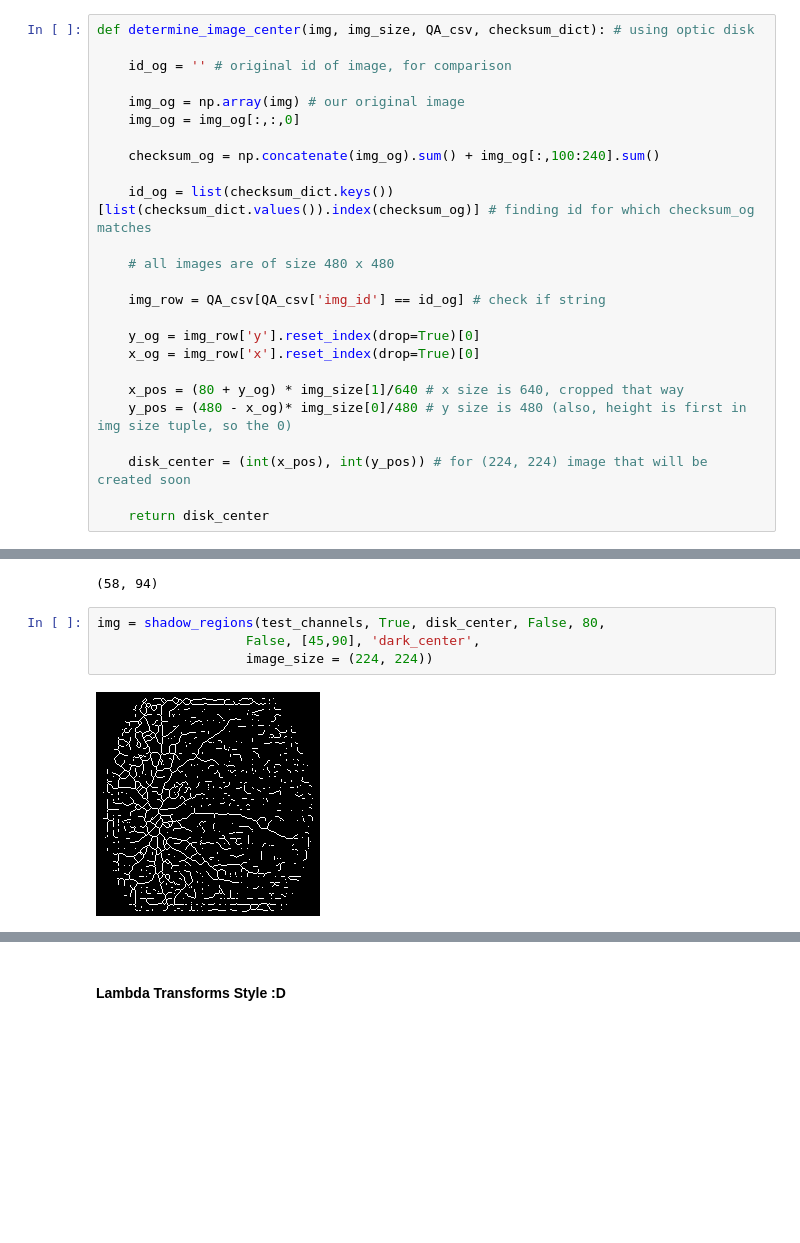
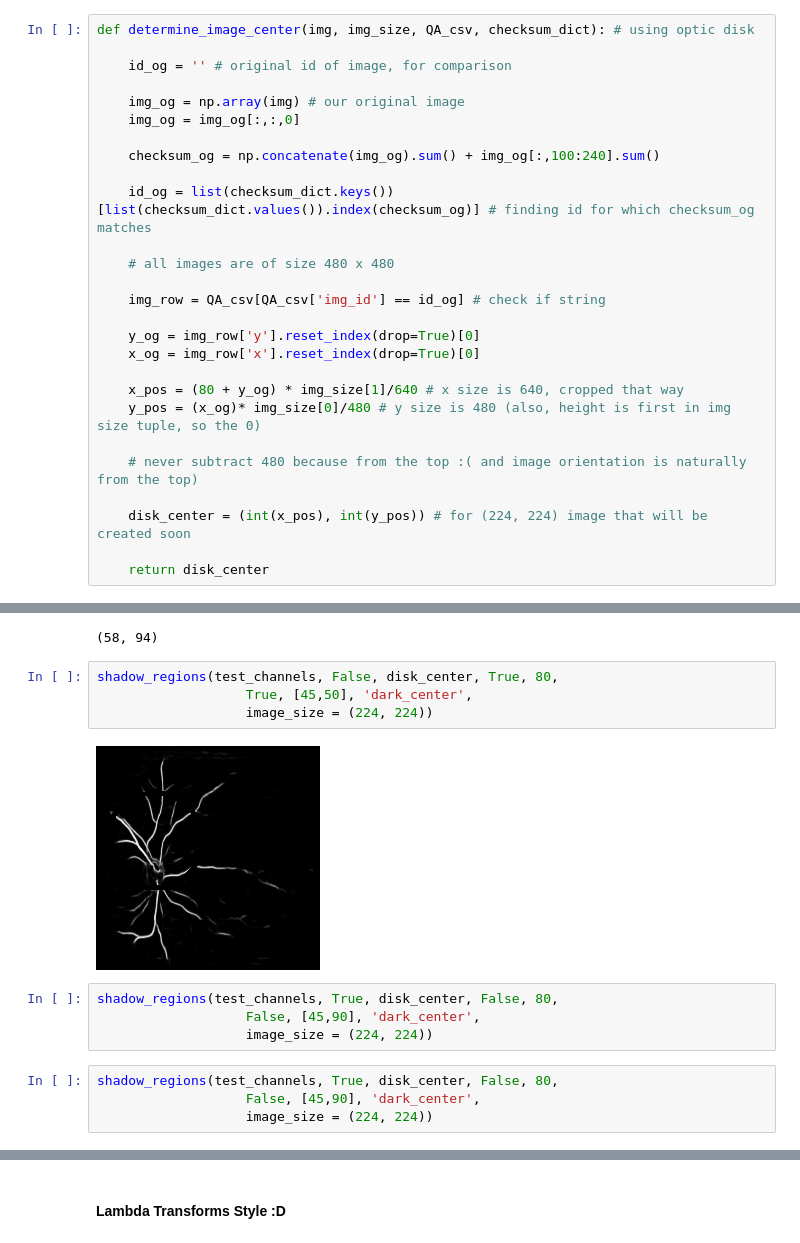
Before and after one commit to Centrattic/race, a Jupyter notebook: classifier_experiments/train.ipynb, the cells around one changed output, grey strips where cells are left out. Drawn from its saved outputs; the diff is of its cells as text; blank space fills up the shorter version.

```diff
--- a/classifier_experiments/train.ipynb
+++ b/classifier_experiments/train.ipynb
@@ -408,7 +409,9 @@ def determine_image_center(img, img_size, QA_csv, checksum_dict): # using optic
     x_og = img_row['x'].reset_index(drop=True)[0]
 
     x_pos = (80 + y_og) * img_size[1]/640 # x size is 640, cropped that way
-    y_pos = (480 - x_og)* img_size[0]/480 # y size is 480 (also, height is first in img size tuple, so the 0)
+    y_pos = (x_og)* img_size[0]/480 # y size is 480 (also, height is first in img size tuple, so the 0)
+
+    # never subtract 480 because from the top :( and image orientation is naturally from the top)
 
     disk_center = (int(x_pos), int(y_pos)) # for (224, 224) image that will be created soon
 
@@ -495,8 +498,16 @@ disk_center
 # %% [output]
 (58, 94)
 # %%
-img = shadow_regions(test_channels, True, disk_center, False, 80,
-                   False, [45,90], 'dark_center',
+shadow_regions(test_channels, False, disk_center, True, 80,
+                   True, [45,50], 'dark_center',
                    image_size = (224, 224))
 # %% [output]
-[figure, old version]
+[figure, new version]
+# %%
+shadow_regions(test_channels, True, disk_center, False, 80,
+                   False, [45,90], 'dark_center',
+                   image_size = (224, 224))
+# %%
+shadow_regions(test_channels, True, disk_center, False, 80,
+                   False, [45,90], 'dark_center',
+                   image_size = (224, 224))
```
Also changed, not shown: parts of 36 cells of this notebook, 5 other files.
